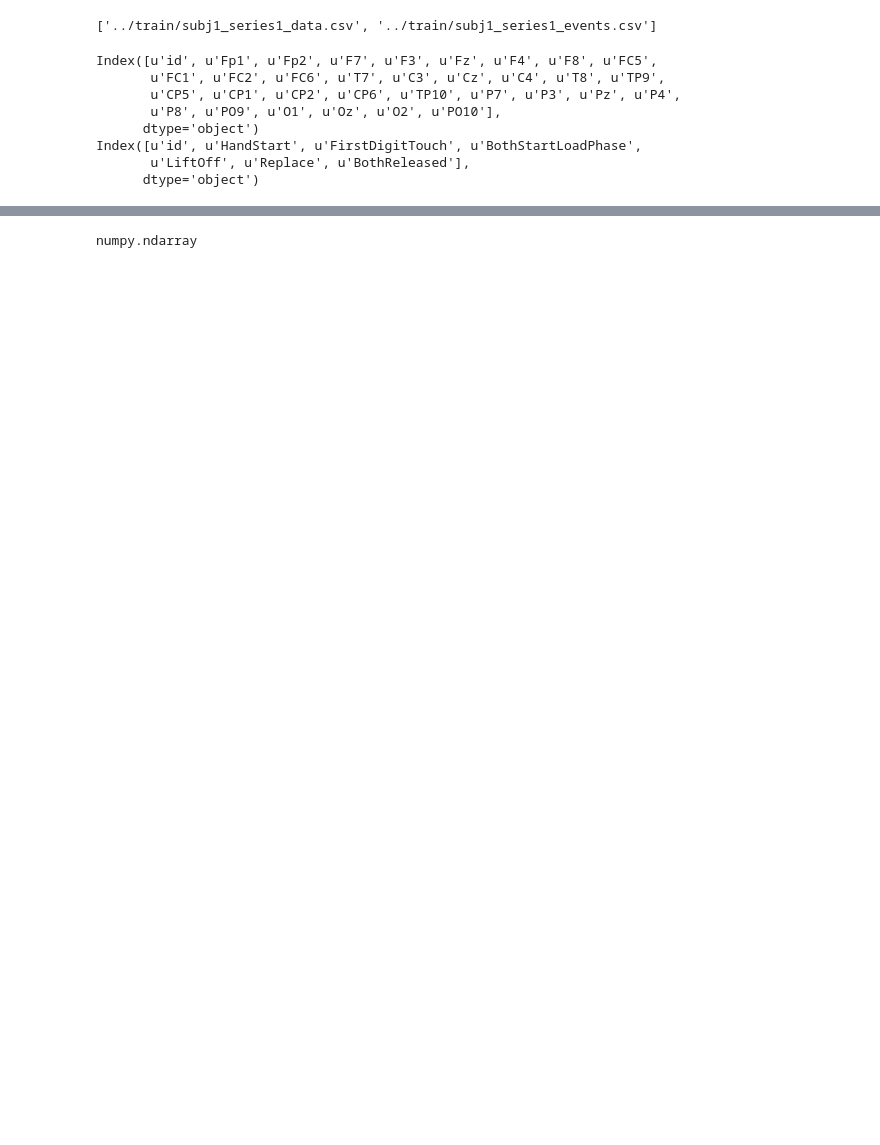
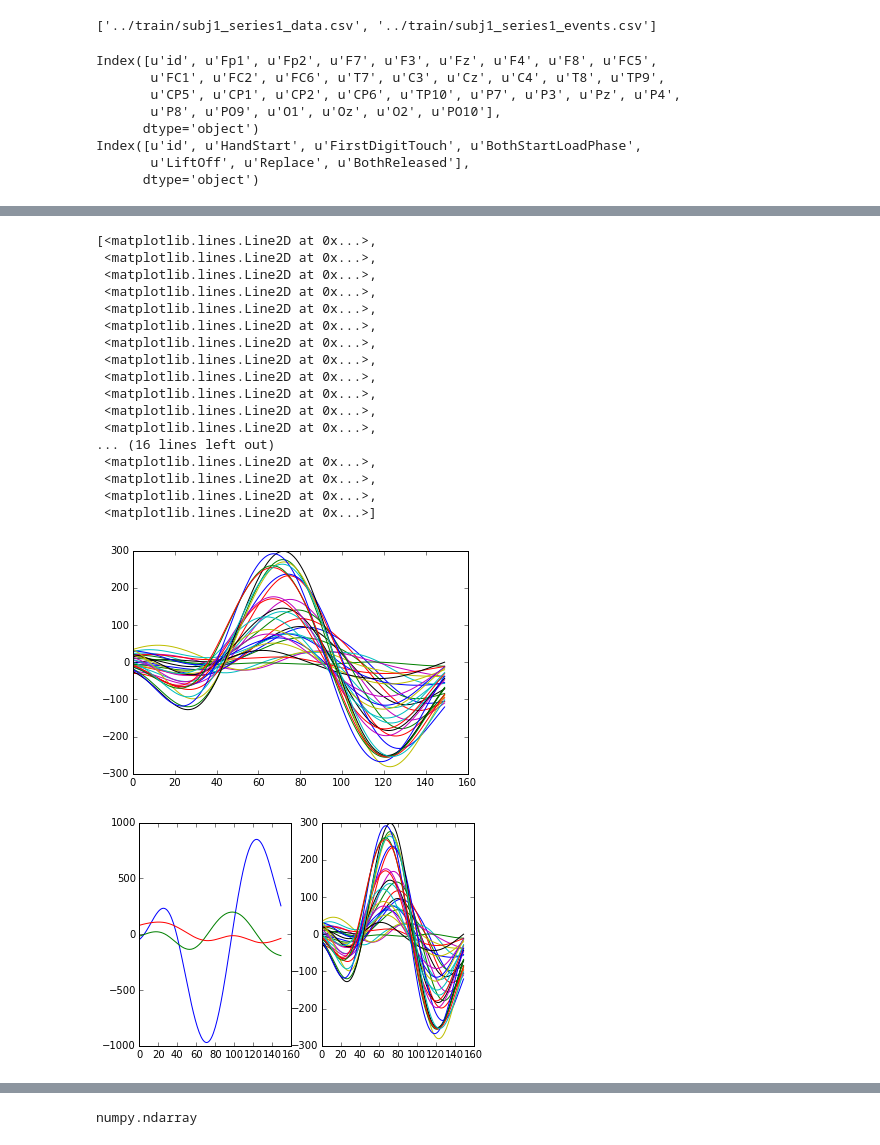
Before and after one commit to kaylanb/IndominusRex, a Jupyter notebook: code/process.ipynb, the cells around one changed output, grey strips where cells are left out. Drawn from its saved outputs; the diff is of its cells as text; code cells hidden in the pictures; blank space fills up the shorter version.

```diff
--- a/code/process.ipynb
+++ b/code/process.ipynb
@@ -106,0 +138,54 @@ plt.plot(averages['Fp2']['Replace']+100)
+# %%
+def ensemble_avg_1st(chan_data, event):
+    index=0
+    index_arr = n.where(event[index:] == 1)[0]
+    index+= index_arr[0]
+    #         print event[index-1],event[index],'    ', event[index+149],event[index+150]
+    return chan_data.values[index:index+150]
+
+def ensemble_avg_noise(chan_data, event):
+    index=0
+    index_arr = n.where(event[index:] == 1)[0]
+    index+= index_arr[0]
+    #         print event[index-1],event[index],'    ', event[index+149],event[index+150]
+    return chan_data.values[index-300:index-150]
+
+
+shape=(150,fdata_tbl.keys().shape[0])
+ex = n.zeros(shape)
+noise= n.zeros(shape)
+event= 'HandStart'
+for cnt,chan in enumerate(fdata_tbl.keys()):
+    ex[:,cnt]= ensemble_avg_1st(fdata_tbl[chan], events_tbl[event])
+    noise[:,cnt]= ensemble_avg_noise(fdata_tbl[chan], events_tbl[event])
+    plt.plot(ex[:,cnt])
+
+
+pca = PCA(n_components=ex.shape[1])
+K= pca.fit_transform(ex)
+keep= n.where(pca.explained_variance_ratio_ >= 0.005)[0]
+K= K[:,keep]
+fig,axis=plt.subplots(1,2)
+ax=axis.flatten()
+ax[0].plot(-K)
+ax[1].plot(ex)
+# %% [output]
+[<matplotlib.lines.Line2D at 0x...>,
+ <matplotlib.lines.Line2D at 0x...>,
+ <matplotlib.lines.Line2D at 0x...>,
+ <matplotlib.lines.Line2D at 0x...>,
+ <matplotlib.lines.Line2D at 0x...>,
+ <matplotlib.lines.Line2D at 0x...>,
+ <matplotlib.lines.Line2D at 0x...>,
+ <matplotlib.lines.Line2D at 0x...>,
+ <matplotlib.lines.Line2D at 0x...>,
+ <matplotlib.lines.Line2D at 0x...>,
+ <matplotlib.lines.Line2D at 0x...>,
+ <matplotlib.lines.Line2D at 0x...>,
+... (16 lines left out)
+ <matplotlib.lines.Line2D at 0x...>,
+ <matplotlib.lines.Line2D at 0x...>,
+ <matplotlib.lines.Line2D at 0x...>,
+ <matplotlib.lines.Line2D at 0x...>]
+[figure, added]
+[figure, added]
```
Also changed, not shown: parts of 13 cells of this notebook.
